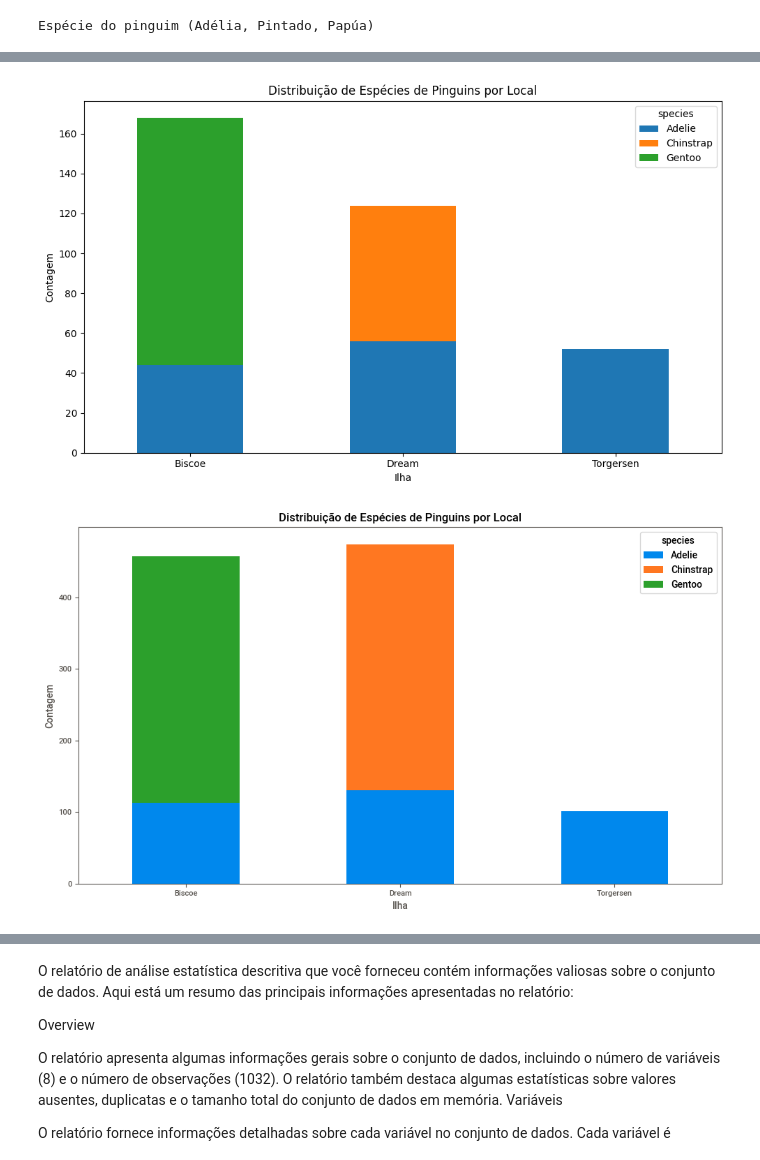
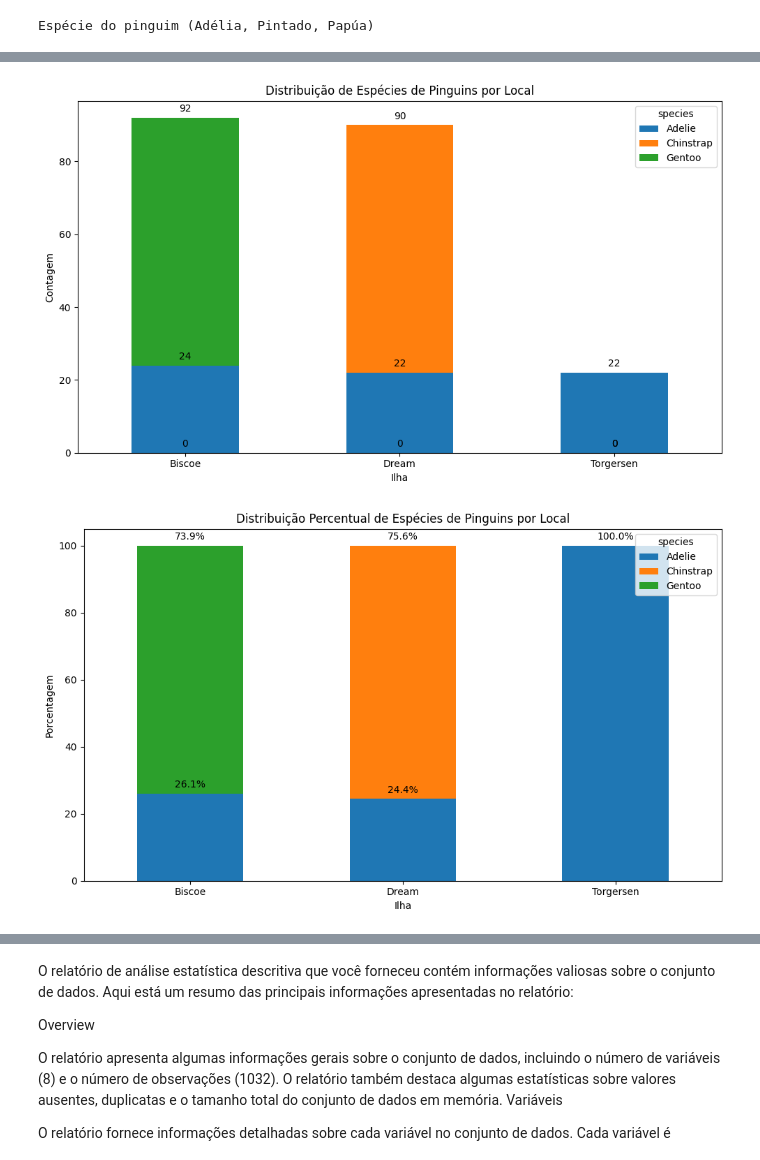
Before and after one commit to SarahSouzaPontes/pinguins-analisedescritiva, a Jupyter notebook: pinguins.ipynb, the cells around one changed output, grey strips where cells are left out. Drawn from its saved outputs; the diff is of its cells as text; code cells hidden in the pictures.

```diff
--- a/pinguins.ipynb
+++ b/pinguins.ipynb
@@ -107,29 +195,44 @@ Name: species, dtype: int64
 # %%
 # Agrupar dados por espécie e ilha, contando o número de ocorrências
-species_island_counts = df.groupby(['island', 'species']).size().unstack().fillna(0)
+species_island_counts = balanced_df.groupby(['island', 'species']).size().unstack().fillna(0)
 
 # Plotar o gráfico de barras empilhadas
-species_island_counts.plot(kind='bar', stacked=True, figsize=(10, 6))
+ax = species_island_counts.plot(kind='bar', stacked=True, figsize=(10, 6))
 plt.xlabel('Ilha')
 plt.ylabel('Contagem')
 plt.title('Distribuição de Espécies de Pinguins por Local')
 plt.xticks(rotation=0)
+
+# Adicionar rótulos aos segmentos
+for container in ax.containers:
+    ax.bar_label(container, label_type='edge', fontsize=10, padding=4, color='black')
+
 plt.tight_layout()
 plt.show()
 # %% [output]
-[figure, old version]
+[figure, new version]
 # %%
-# Agrupar dados por espécie e ilha, contando o número de ocorrências ->> Dados  balanceados
+
+# Agrupar dados por espécie e ilha, contando o número de ocorrências
 species_island_counts = balanced_df.groupby(['island', 'species']).size().unstack().fillna(0)
 
-# Plotar o gráfico de barras empilhadas
-species_island_counts.plot(kind='bar', stacked=True, figsize=(10, 6))
+# Calcular a porcentagem de cada espécie por ilha
+species_island_percent = species_island_counts.div(species_island_counts.sum(axis=1), axis=0) * 100
+
+# Plotar o gráfico de barras empilhadas em percentual
+ax = species_island_percent.plot(kind='bar', stacked=True, figsize=(10, 6))
 plt.xlabel('Ilha')
-plt.ylabel('Contagem')
-plt.title('Distribuição de Espécies de Pinguins por Local')
+plt.ylabel('Porcentagem')
+plt.title('Distribuição Percentual de Espécies de Pinguins por Local')
 plt.xticks(rotation=0)
+
+# Adicionar rótulos aos segmentos com porcentagens formatadas
+for container in ax.containers:
+    ax.bar_label(container, label_type='edge', fontsize=10, padding=4, color='black',
+                 labels=[f'{val:.1f}%' if val > 0 else '' for val in container.datavalues])
+
 plt.tight_layout()
 plt.show()
 # %% [output]
-[figure, old version]
+[figure, new version]
 # %%
```
Also changed, not shown: parts of 16 cells of this notebook.
